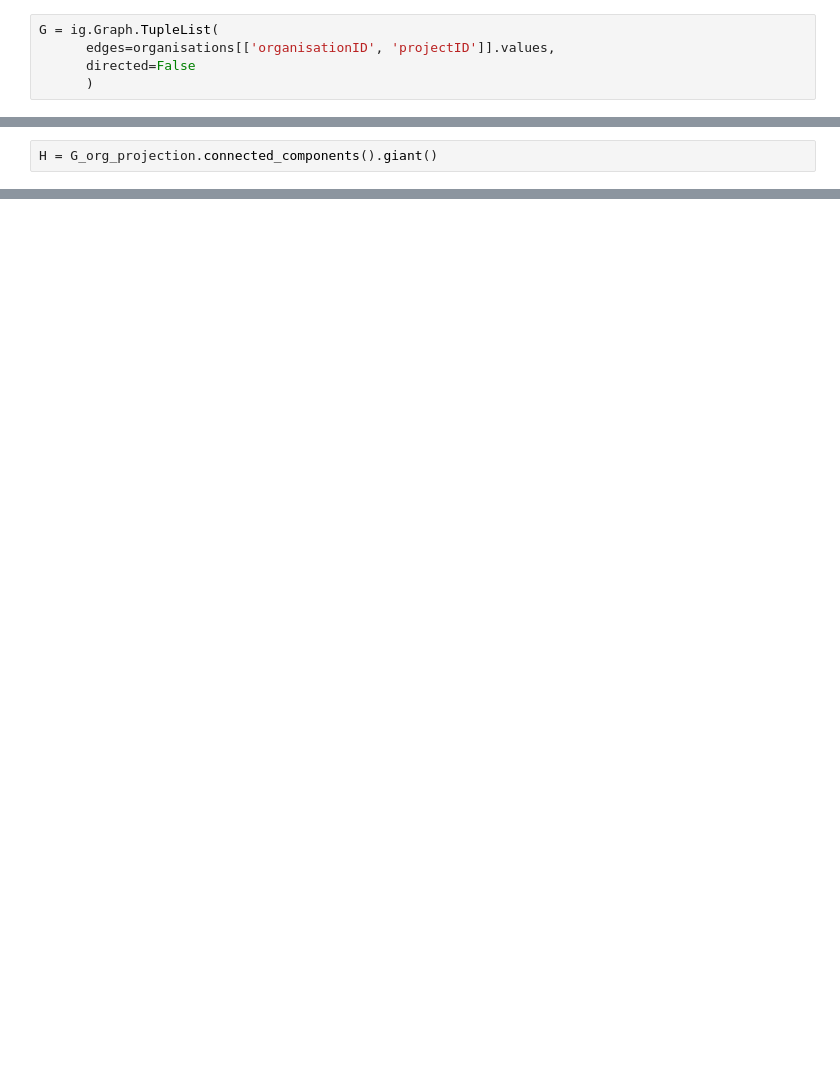
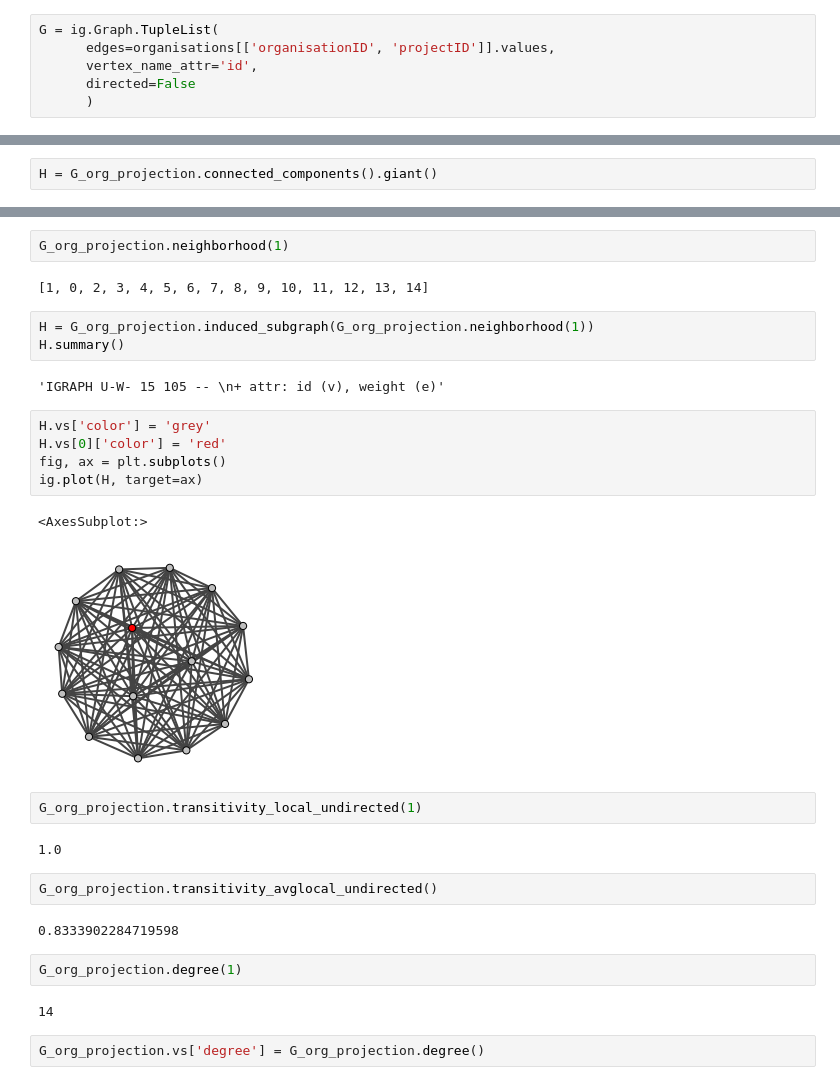
Before and after one commit to andremann/SciSci-course, a Jupyter notebook: notebooks/03.1-lab_project_network.ipynb, the cells around one changed output, grey strips where cells are left out. Drawn from its saved outputs; the diff is of its cells as text; blank space fills up the shorter version.

Commit message:
imported graph notebooks

```diff
--- a/notebooks/03.1-lab_project_network.ipynb
+++ b/notebooks/03.1-lab_project_network.ipynb
@@ -75,6 +144,7 @@ array([[908114874, 'ZABALA BRUSSELS', 101095387, 'AISym4MED'],
 # %%
 G = ig.Graph.TupleList(
       edges=organisations[['organisationID', 'projectID']].values,
+      vertex_name_attr='id',
       directed=False
       )
 # %%
@@ -118,0 +249,31 @@ igraph.Vertex(<igraph.Graph object at 0x...>, 0, {'name': 908114874})
+# %%
+G_org_projection.neighborhood(1)
+# %% [output]
+[1, 0, 2, 3, 4, 5, 6, 7, 8, 9, 10, 11, 12, 13, 14]
+# %%
+H = G_org_projection.induced_subgraph(G_org_projection.neighborhood(1))
+H.summary()
+# %% [output]
+'IGRAPH U-W- 15 105 -- \n+ attr: id (v), weight (e)'
+# %%
+H.vs['color'] = 'grey'
+H.vs[0]['color'] = 'red'
+fig, ax = plt.subplots()
+ig.plot(H, target=ax)
+# %% [output]
+<AxesSubplot:>
+[figure, added]
+# %%
+G_org_projection.transitivity_local_undirected(1)
+# %% [output]
+1.0
+# %%
+G_org_projection.transitivity_avglocal_undirected()
+# %% [output]
+0.8333902284719598
+# %%
+G_org_projection.degree(1)
+# %% [output]
+14
+# %%
+G_org_projection.vs['degree'] = G_org_projection.degree()
```
Also changed, not shown: parts of 34 cells of this notebook.
